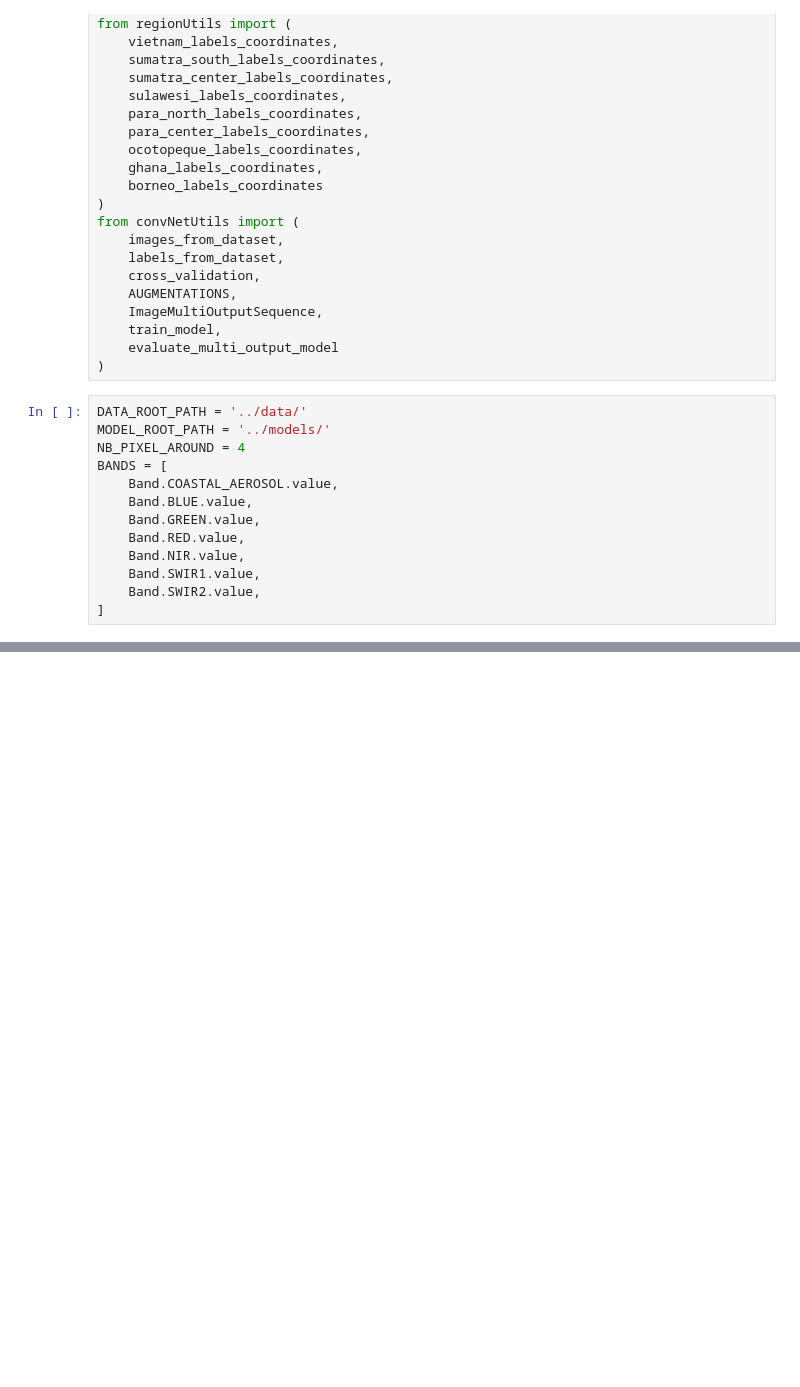
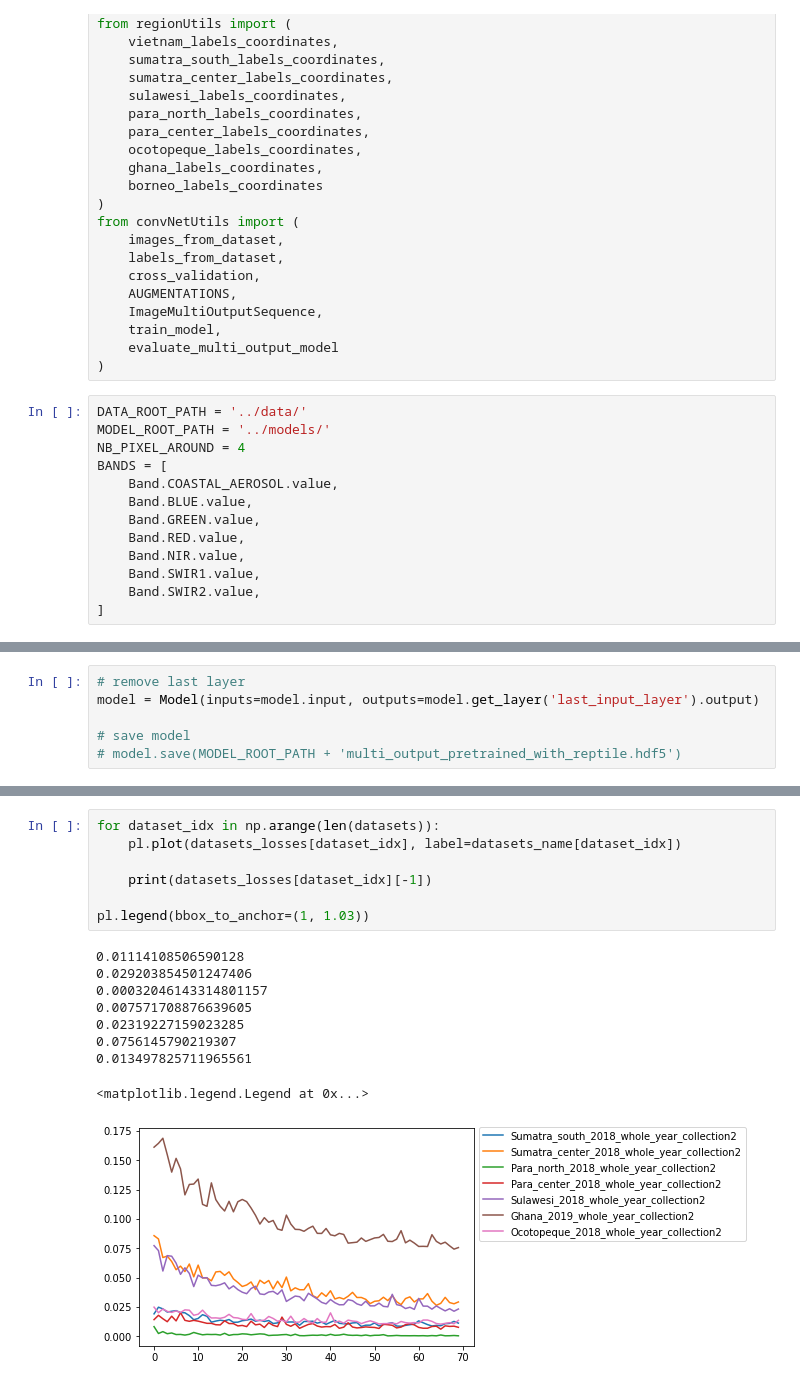
Before and after one commit to SimWalther/vietnam_coffee_detection, a Jupyter notebook: scripts/notebooks/reptile.ipynb, the cells around one changed output, grey strips where cells are left out. Saved outputs shown, nothing was run; the diff lists cells and outputs as text; blank space fills up the shorter version.

Commit message:
implement reptile

```diff
--- a/scripts/notebooks/reptile.ipynb
+++ b/scripts/notebooks/reptile.ipynb
@@ -252,0 +292,6 @@ EPOCHS = 2000
+# %%
+# remove last layer
+model = Model(inputs=model.input, outputs=model.get_layer('last_input_layer').output)
+
+# save model
+# model.save(MODEL_ROOT_PATH + 'multi_output_pretrained_with_reptile.hdf5')
@@ -252,0 +385,17 @@ EPOCHS = 2000
+# %%
+for dataset_idx in np.arange(len(datasets)):
+    pl.plot(datasets_losses[dataset_idx], label=datasets_name[dataset_idx])
+
+    print(datasets_losses[dataset_idx][-1])
+
+pl.legend(bbox_to_anchor=(1, 1.03))
+# %% [output]
+0.01114108506590128
+0.029203854501247406
+0.00032046143314801157
+0.007571708876639605
+0.02319227159023285
+0.0756145790219307
+0.013497825711965561
+<matplotlib.legend.Legend at 0x...>
+[figure, added]
```
Also changed, not shown: parts of 29 cells of this notebook, 7 other files.
